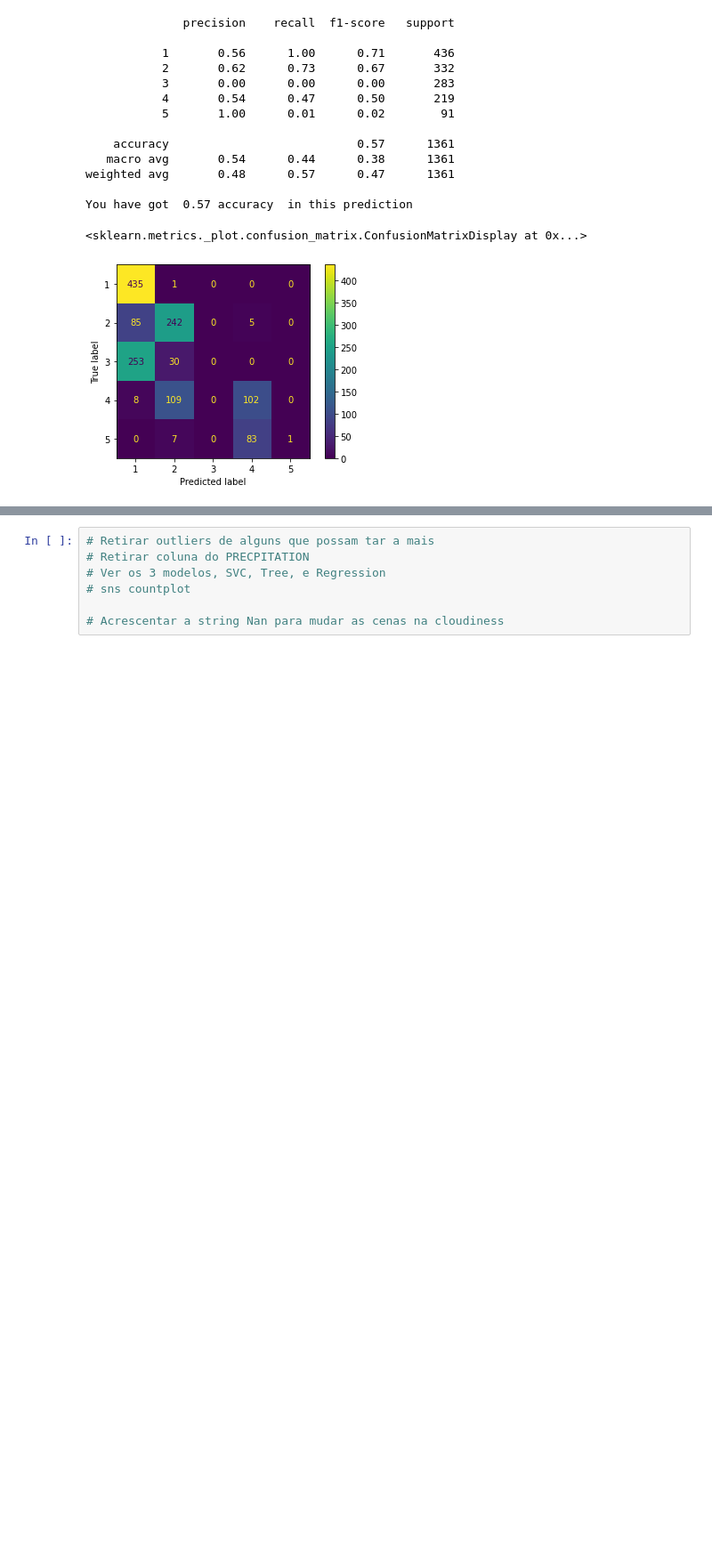
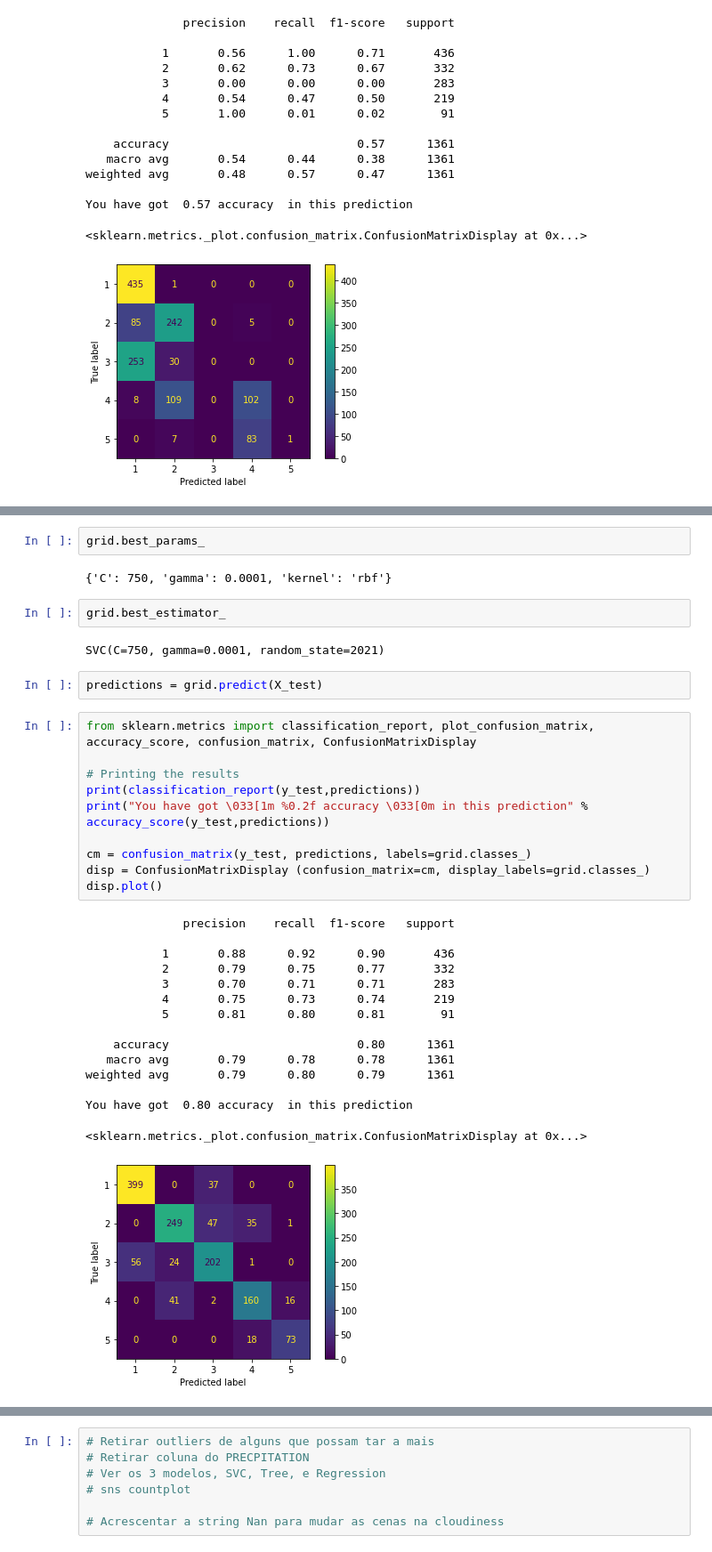
Before and after one commit to 154Nacho/DAA, a Jupyter notebook: tpDAA.ipynb, the cells around one changed output, grey strips where cells are left out. Shown at 89% size. Cells and saved outputs as stored; diff of their text form; blank space fills up the shorter version.

```diff
--- a/tpDAA.ipynb
+++ b/tpDAA.ipynb
@@ -398 +442,37 @@ You have got  0.57 accuracy  in this prediction
+# %%
+grid.best_params_
+# %% [output]
+{'C': 750, 'gamma': 0.0001, 'kernel': 'rbf'}
+# %%
+grid.best_estimator_
+# %% [output]
+SVC(C=750, gamma=0.0001, random_state=2021)
+# %%
+predictions = grid.predict(X_test)
+# %%
+from sklearn.metrics import classification_report, plot_confusion_matrix, accuracy_score, confusion_matrix, ConfusionMatrixDisplay
+
+# Printing the results
+print(classification_report(y_test,predictions))
+print("You have got \033[1m %0.2f accuracy \033[0m in this prediction" % accuracy_score(y_test,predictions))
+
+cm = confusion_matrix(y_test, predictions, labels=grid.classes_)
+disp = ConfusionMatrixDisplay (confusion_matrix=cm, display_labels=grid.classes_)
+disp.plot()
+# %% [output]
+              precision    recall  f1-score   support
+
+           1       0.88      0.92      0.90       436
+           2       0.79      0.75      0.77       332
+           3       0.70      0.71      0.71       283
+           4       0.75      0.73      0.74       219
+           5       0.81      0.80      0.81        91
+
+    accuracy                           0.80      1361
+   macro avg       0.79      0.78      0.78      1361
+weighted avg       0.79      0.80      0.79      1361
+
+You have got  0.80 accuracy  in this prediction
+<sklearn.metrics._plot.confusion_matrix.ConfusionMatrixDisplay at 0x...>
+[figure, added]
 # %%
```
Also changed, not shown: parts of 7 cells of this notebook, 1 other file.
